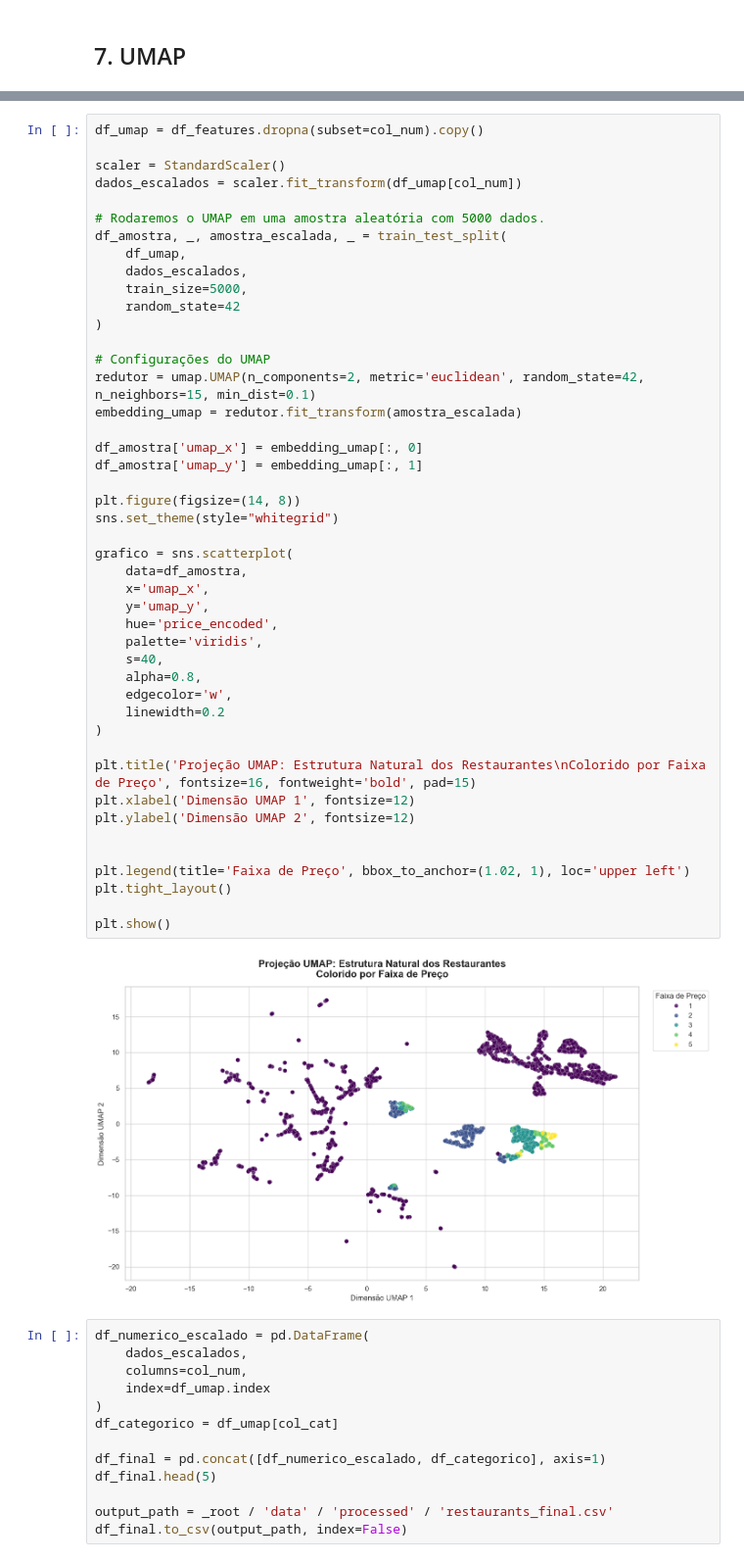
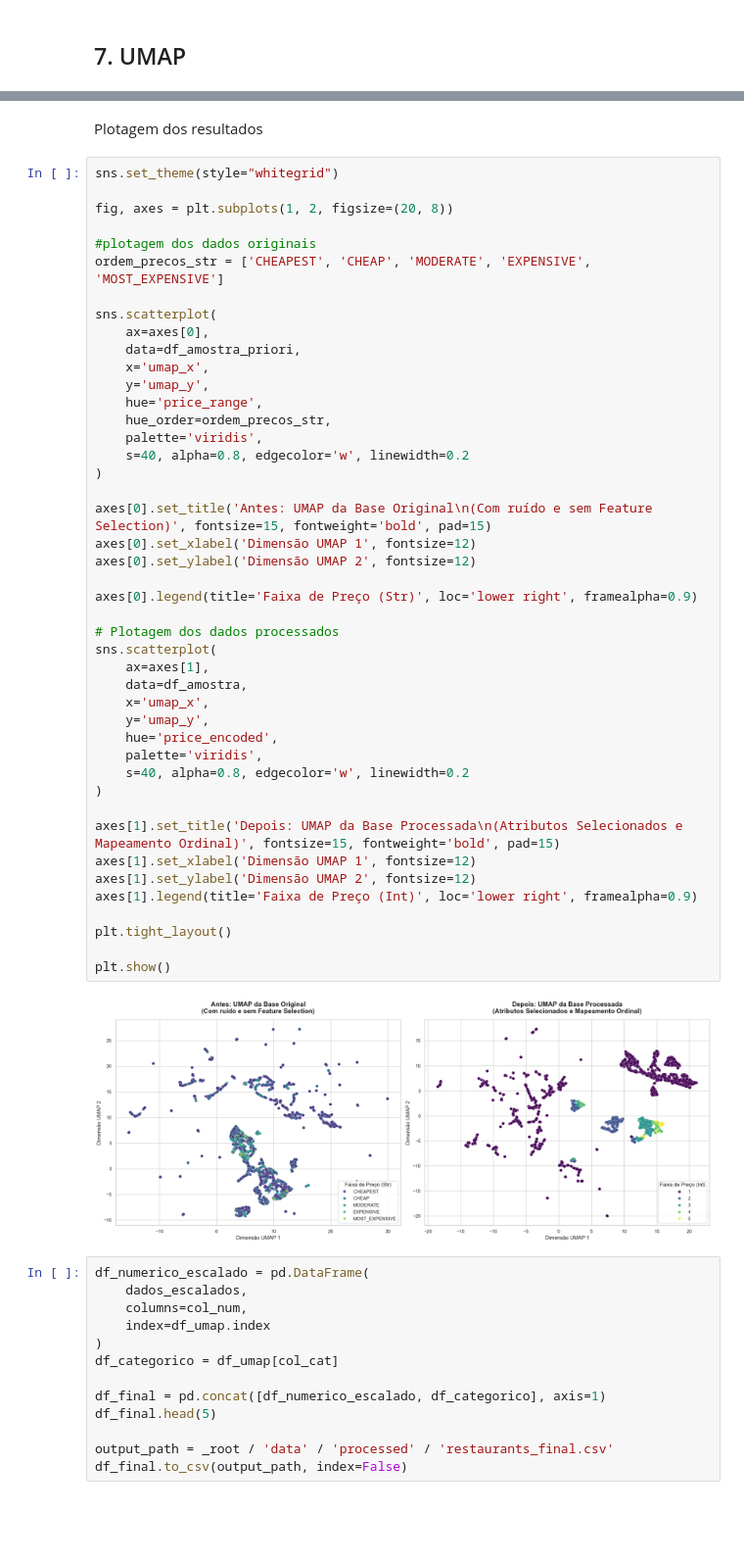
Before and after one commit to Tassara7/cd2-trabalho, a Jupyter notebook: notebooks/analise_exploratoria.ipynb, the cells around one changed output, grey strips where cells are left out. Shown at 98% size. Saved outputs shown, nothing was run; the diff lists cells and outputs as text; blank space fills up the shorter version.

Commit message:
Comparação dos resultados com UMAP

```diff
--- a/notebooks/analise_exploratoria.ipynb
+++ b/notebooks/analise_exploratoria.ipynb
@@ -303,50 +351,51 @@ df_features.head(5)
+# %% [markdown]
+Plotagem dos resultados
 # %%
-df_umap = df_features.dropna(subset=col_num).copy()
+sns.set_theme(style="whitegrid")
 
-scaler = StandardScaler()
-dados_escalados = scaler.fit_transform(df_umap[col_num])
+fig, axes = plt.subplots(1, 2, figsize=(20, 8))
 
-# Rodaremos o UMAP em uma amostra aleatória com 5000 dados.
-df_amostra, _, amostra_escalada, _ = train_test_split(
-    df_umap,
-    dados_escalados,
-    train_size=5000,
-    random_state=42
+#plotagem dos dados originais
+ordem_precos_str = ['CHEAPEST', 'CHEAP', 'MODERATE', 'EXPENSIVE', 'MOST_EXPENSIVE']
+
+sns.scatterplot(
+    ax=axes[0],
+    data=df_amostra_priori,
+    x='umap_x',
+    y='umap_y',
+    hue='price_range',
+    hue_order=ordem_precos_str,
+    palette='viridis',
+    s=40, alpha=0.8, edgecolor='w', linewidth=0.2
 )
 
-# Configurações do UMAP
-redutor = umap.UMAP(n_components=2, metric='euclidean', random_state=42, n_neighbors=15, min_dist=0.1)
-embedding_umap = redutor.fit_transform(amostra_escalada)
+axes[0].set_title('Antes: UMAP da Base Original\n(Com ruído e sem Feature Selection)', fontsize=15, fontweight='bold', pad=15)
+axes[0].set_xlabel('Dimensão UMAP 1', fontsize=12)
+axes[0].set_ylabel('Dimensão UMAP 2', fontsize=12)
 
-df_amostra['umap_x'] = embedding_umap[:, 0]
-df_amostra['umap_y'] = embedding_umap[:, 1]
+axes[0].legend(title='Faixa de Preço (Str)', loc='lower right', framealpha=0.9)
 
-plt.figure(figsize=(14, 8))
-sns.set_theme(style="whitegrid")
-
-grafico = sns.scatterplot(
+# Plotagem dos dados processados
+sns.scatterplot(
+    ax=axes[1],
     data=df_amostra,
     x='umap_x',
     y='umap_y',
     hue='price_encoded',
     palette='viridis',
-    s=40,
-    alpha=0.8,
-    edgecolor='w',
-    linewidth=0.2
+    s=40, alpha=0.8, edgecolor='w', linewidth=0.2
 )
 
-plt.title('Projeção UMAP: Estrutura Natural dos Restaurantes\nColorido por Faixa de Preço', fontsize=16, fontweight='bold', pad=15)
-plt.xlabel('Dimensão UMAP 1', fontsize=12)
-plt.ylabel('Dimensão UMAP 2', fontsize=12)
+axes[1].set_title('Depois: UMAP da Base Processada\n(Atributos Selecionados e Mapeamento Ordinal)', fontsize=15, fontweight='bold', pad=15)
+axes[1].set_xlabel('Dimensão UMAP 1', fontsize=12)
+axes[1].set_ylabel('Dimensão UMAP 2', fontsize=12)
+axes[1].legend(title='Faixa de Preço (Int)', loc='lower right', framealpha=0.9)
 
-
-plt.legend(title='Faixa de Preço', bbox_to_anchor=(1.02, 1), loc='upper left')
 plt.tight_layout()
 
 plt.show()
 # %% [output]
-[figure, old version]
+[figure, new version]
 # %%
 df_numerico_escalado = pd.DataFrame(
     dados_escalados,
```
Also changed, not shown: parts of 7 cells of this notebook, 2 other files.
